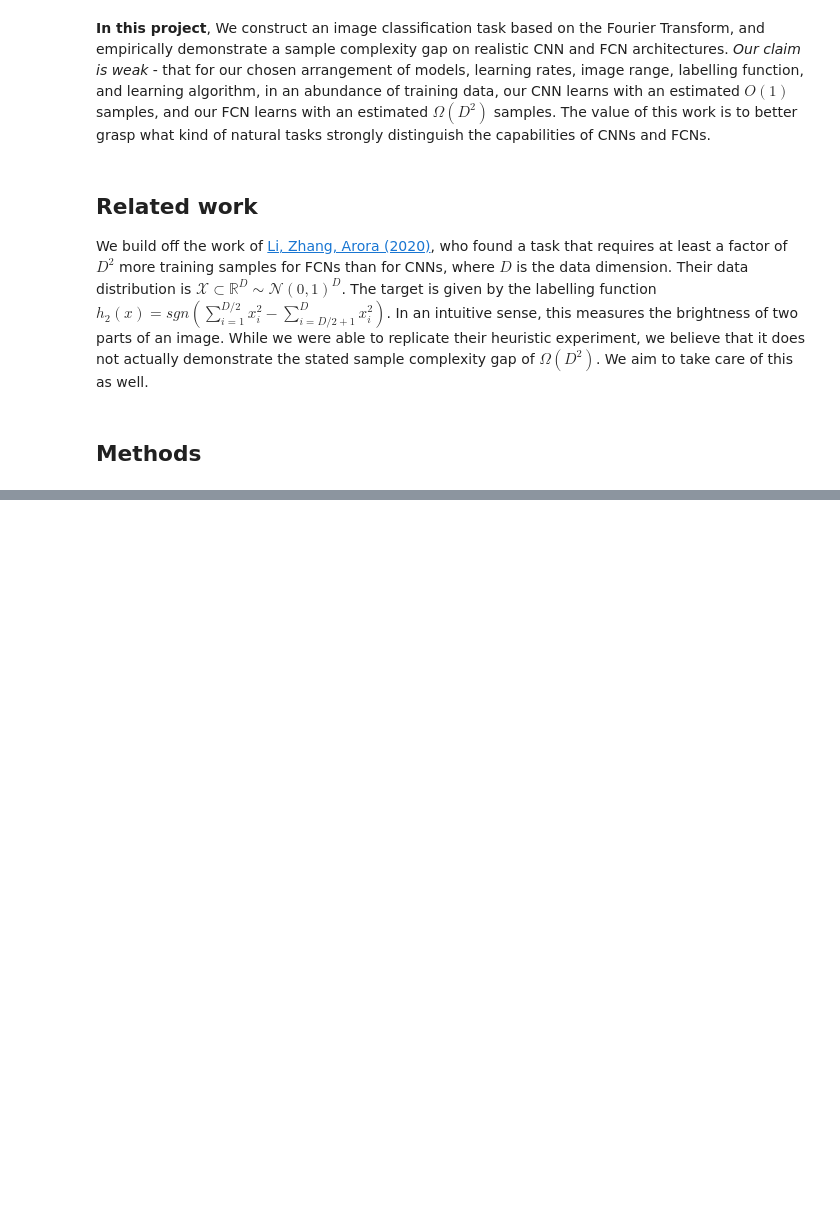
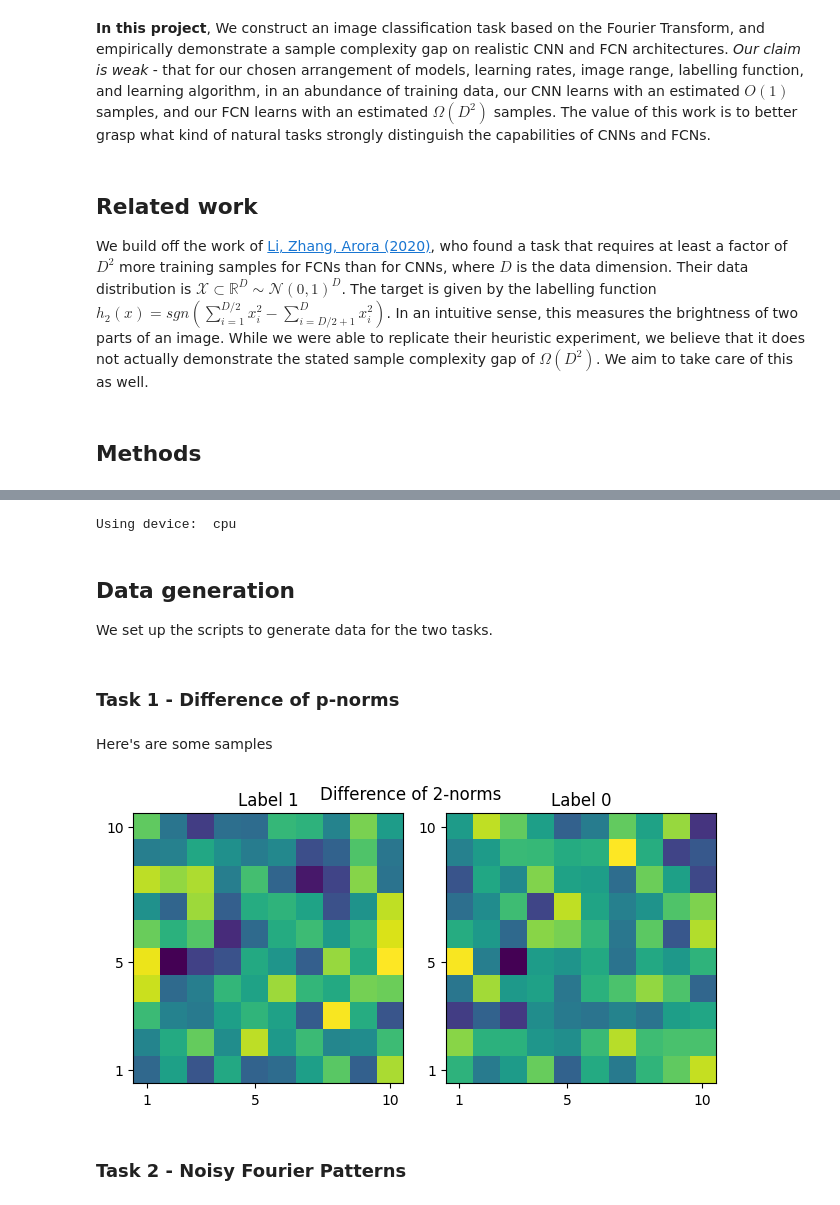
Before and after one commit to orfeasliossatos/Semester-Project, a Jupyter notebook: Tasks/Project.ipynb, the cells around one changed output, grey strips where cells are left out. Saved outputs shown, nothing was run; the diff lists cells and outputs as text; code cells hidden in the pictures; blank space fills up the shorter version.

```diff
--- a/Tasks/Project.ipynb
+++ b/Tasks/Project.ipynb
@@ -105,0 +139,66 @@ filepath        = 'results/week14/acc'+str(int(epsilon * 100))+'freq'+str(freq)+
+# %%
+# Use GPU if available
+device = torch.device("cuda:0" if torch.cuda.is_available() else "cpu")
+print("Using device: ", device, "\n")
+
+# Don't try to use CuDNN with Tesla GPU
+torch.backends.cudnn.enabled = False
+
+# GPU has not a lot of memory, so empty cache
+torch.cuda.empty_cache()
+
+# Avoid fragmentation
+os.environ["PYTORCH_CUDA_ALLOC_CONF"] = "max_split_size_mb:256"
+# %% [output]
+Using device:  cpu
+# %% [markdown]
+## Data generation
+We set up the scripts to generate data for the two tasks.
+# %% [markdown]
+### Task 1 - Difference of p-norms
+# %%
+def gen_DOP_data(L=10, N=1, p=2):
+    """
+        Generates data for the difference of p-norms task.
+
+        Parameters:
+            L: image width
+            N: number of samples to generate
+            p: the norm
+        Returns:
+            x: the noisy image tensor of shape (N, 1, L, L)
+            y: the label tensor of shape (N, 1)
+    """
+
+    # Pixel-wise standard normal
+    x = torch.tensor(np.random.normal(0,1,size=(N, 1, L, L)), dtype=torch.float32)
+
+    # Left and right norms across the image dimensions
+    l_norm = torch.sum(x[:, :, :, L//2:]**p, dim=(2, 3))
+    r_norm = torch.sum(x[:, :, :, :L//2]**p, dim=(2, 3))
+
+    # Label : 1 if the left norm is higher than the right
+    y = (l_norm > r_norm).type(dtype=torch.float32)
+
+    # Return data and labels
+    return x, y
+# %% [markdown]
+Here's are some samples
+# %%
+L = 10; p=2; N=2
+ticks = np.array([0, L//2-1, L-1])
+x, y = gen_DOP_data(L, N, p)
+fig, axs = plt.subplots(ncols=N)
+for i, ax in enumerate(axs):
+    ax.imshow(x[i, 0], origin='lower')
+    ax.set_title(f"Label {int(y[i, 0])}")
+    ax.set_xticks(ticks); ax.set_xticklabels(ticks+1)
+    ax.set_yticks(ticks); ax.set_yticklabels(ticks+1)
+
+fig.tight_layout()
+fig.suptitle(f"Difference of {p}-norms", y= 0.84)
+plt.show()
+# %% [output]
+[figure, added]
+# %% [markdown]
+### Task 2 - Noisy Fourier Patterns
```
Also changed, not shown: parts of 21 cells of this notebook, 1 other file.
